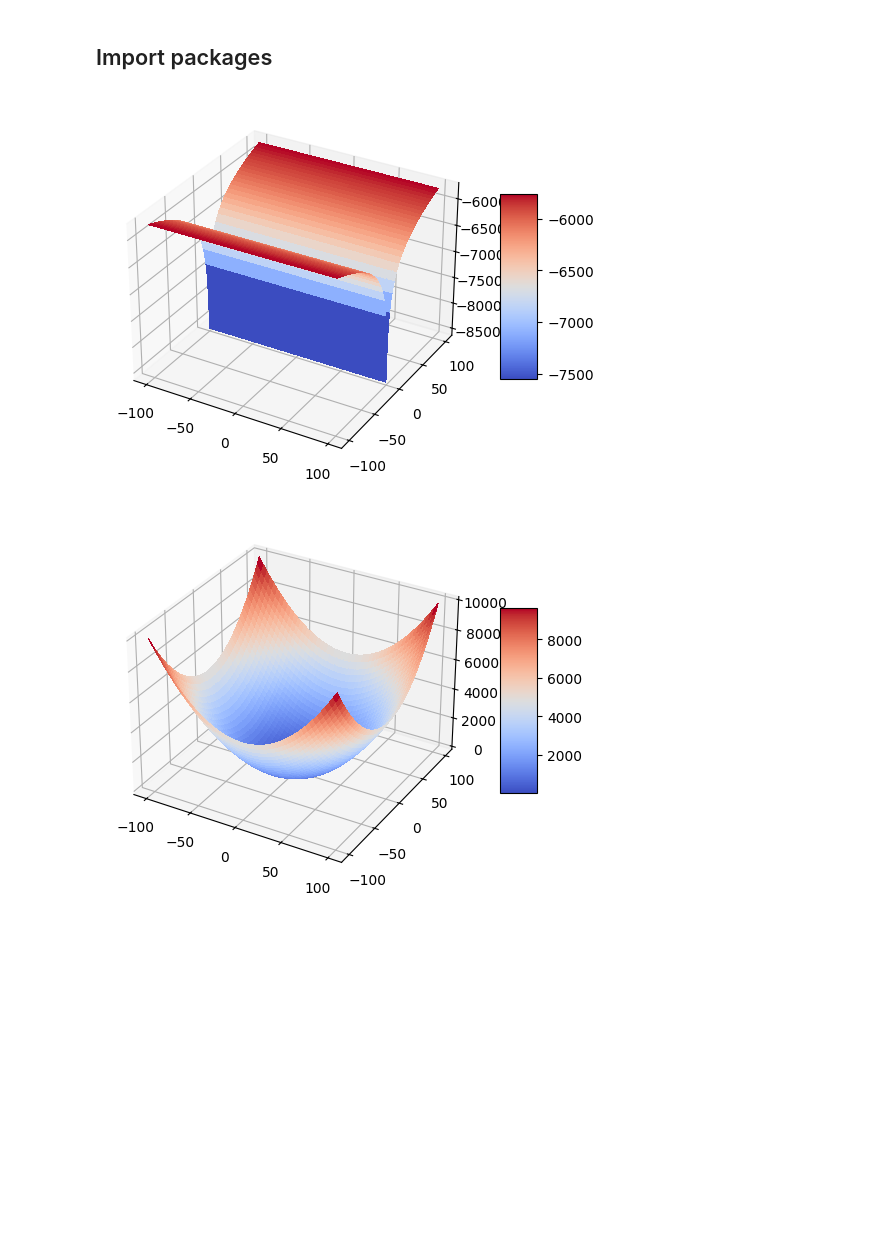
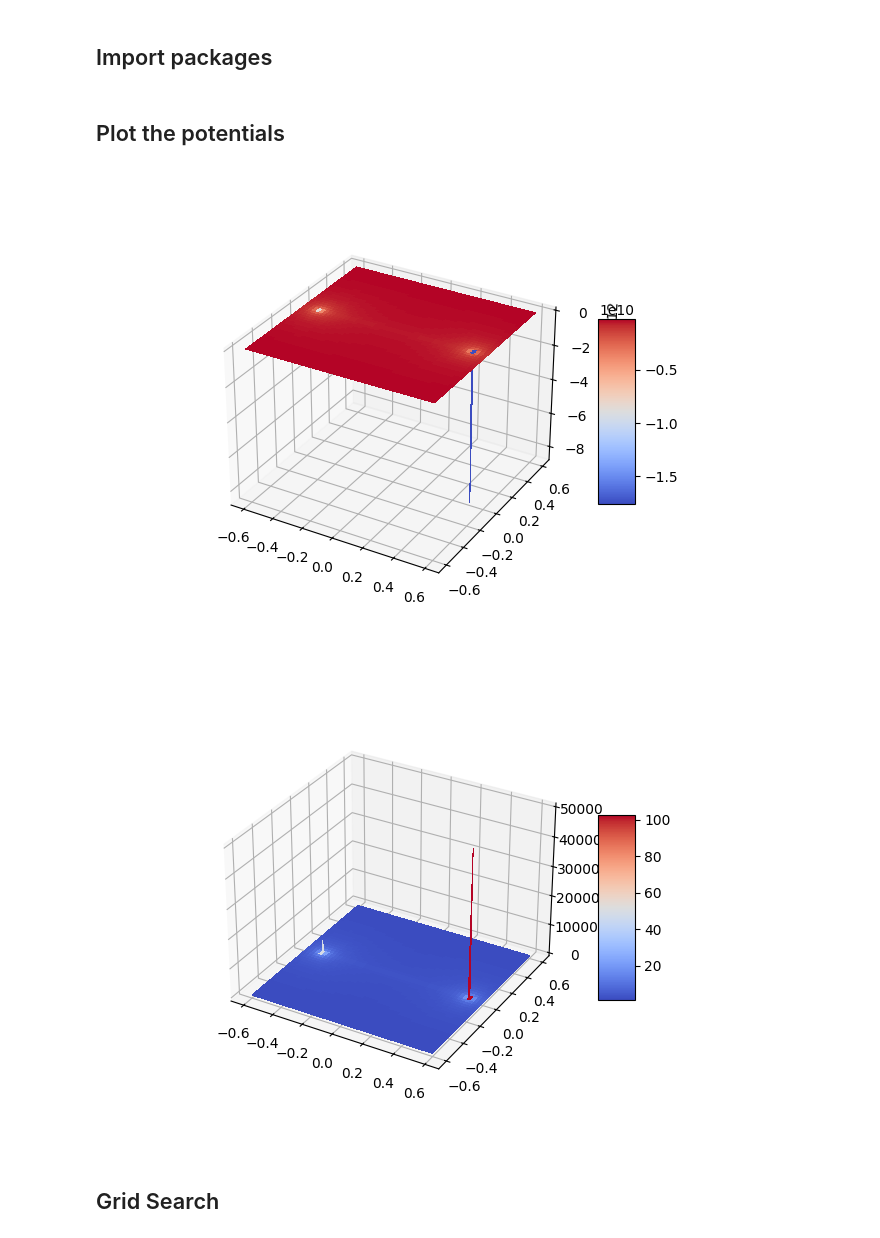
Before and after one commit to gavinathaya/KleoProj, a Jupyter notebook: main_note.ipynb, the cells around one changed output. Saved outputs shown, nothing was run; the diff lists cells and outputs as text; code cells hidden in the pictures; blank space fills up the shorter version.

```diff
--- a/main_note.ipynb
+++ b/main_note.ipynb
@@ -17,27 +18,32 @@ from kleopy.orbital_eq import (potential, potential_eff)
 import matplotlib.pyplot as plt
 from matplotlib import cm
 from matplotlib.ticker import LinearLocator
+# %% [markdown]
+## Plot the potentials
 # %%
-fig, ax = plt.subplots(subplot_kw={"projection": "3d"})
+%matplotlib widget
+fig = plt.figure()
+ax = fig.add_subplot(111, projection='3d')
 
-X = np.arange(-100, 100, 0.25)
-Y = np.arange(-100, 100, 0.25)
+X = np.arange(-0.6, 0.6, 1e-4)
+Y = np.arange(-0.6, 0.6, 1e-4)
 X, Y = np.meshgrid(X, Y)
 Z1 = potential(X,Y,0)
 Z2 = potential_eff(X,Y,0)
 
 # Plot the surface.
 surf = ax.plot_surface(X, Y, Z1, cmap=cm.coolwarm,
                        linewidth=0, antialiased=False)
 
 # Add a color bar which maps values to colors.
 fig.colorbar(surf, shrink=0.5, aspect=5)
 
 plt.show()
 # %% [output]
-[figure, old version]
+[figure, new version]
 # %%
-fig, ax = plt.subplots(subplot_kw={"projection": "3d"})
+fig = plt.figure()
+ax = fig.add_subplot(111, projection='3d')
 # Plot the surface.
 surf = ax.plot_surface(X, Y, Z2, cmap=cm.coolwarm,
                        linewidth=0, antialiased=False)
@@ -47,4 +53,6 @@ fig.colorbar(surf, shrink=0.5, aspect=5)
 
 plt.show()
 # %% [output]
-[figure, old version]
+[figure, new version]
+# %% [markdown]
+## Grid Search
```
Also changed, not shown: parts of 2 cells of this notebook, 4 other files.
